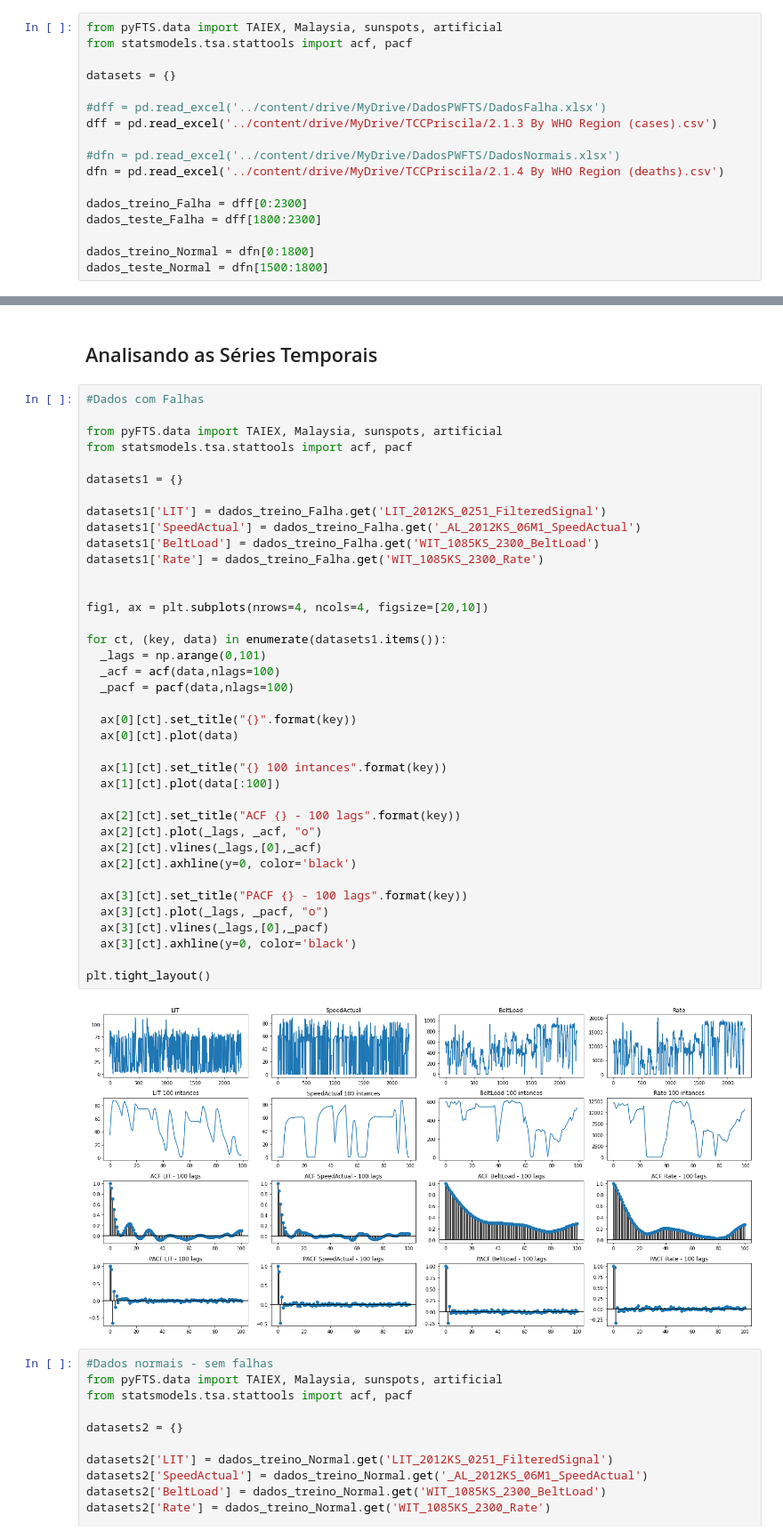
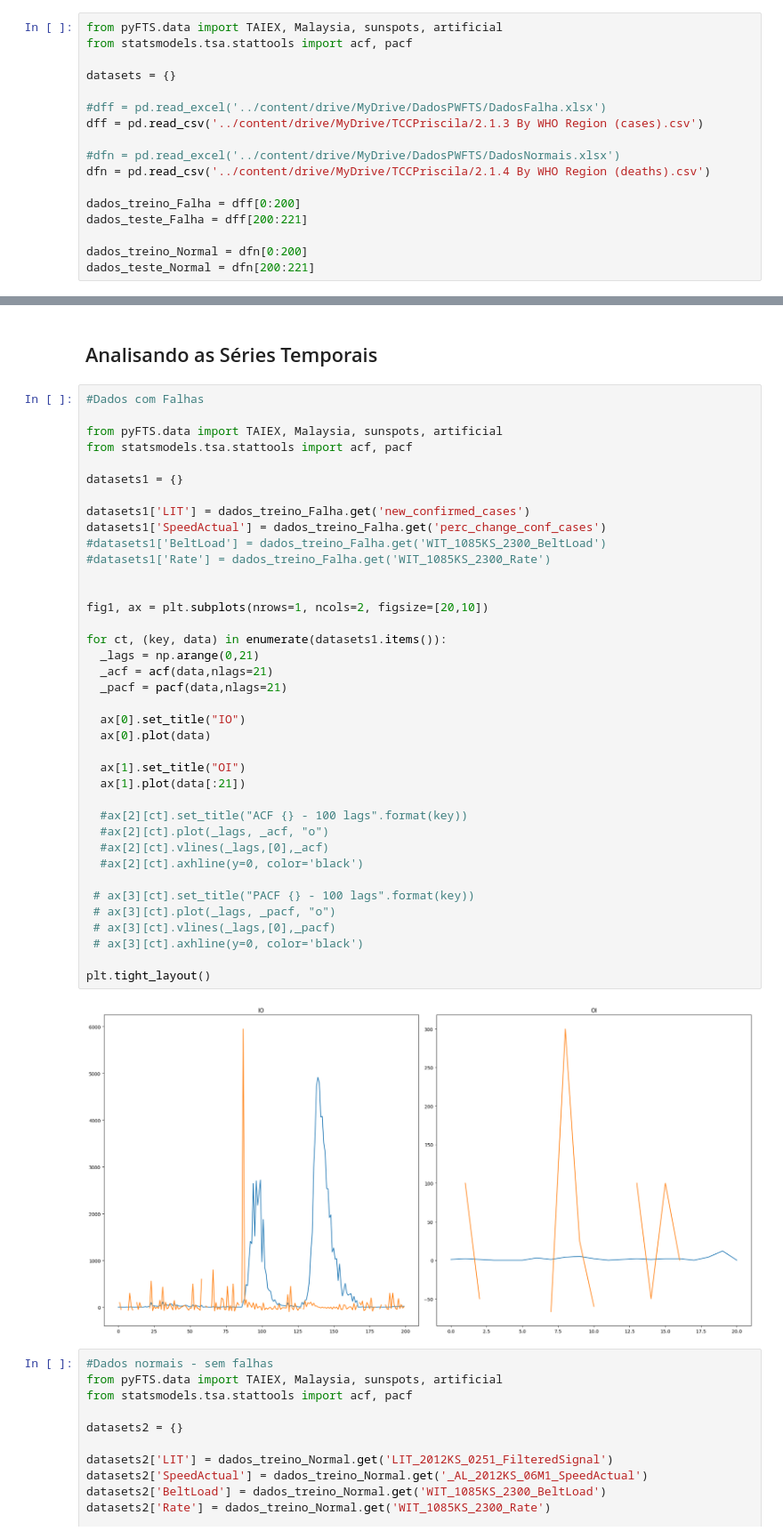
Before and after one commit to gabrielvinicios02/ML_TO_SOC, a Jupyter notebook: TesteREPGabriel.ipynb, the cells around one changed output, grey strips where cells are left out. Shown at 89% size. Cells and saved outputs as stored; diff of their text form.

```diff
--- a/TesteREPGabriel.ipynb
+++ b/TesteREPGabriel.ipynb
@@ -50,16 +50,16 @@ from statsmodels.tsa.stattools import acf, pacf
 datasets = {}
 
 #dff = pd.read_excel('../content/drive/MyDrive/DadosPWFTS/DadosFalha.xlsx')
-dff = pd.read_excel('../content/drive/MyDrive/TCCPriscila/2.1.3 By WHO Region (cases).csv')
+dff = pd.read_csv('../content/drive/MyDrive/TCCPriscila/2.1.3 By WHO Region (cases).csv')
 
 #dfn = pd.read_excel('../content/drive/MyDrive/DadosPWFTS/DadosNormais.xlsx')
-dfn = pd.read_excel('../content/drive/MyDrive/TCCPriscila/2.1.4 By WHO Region (deaths).csv')
+dfn = pd.read_csv('../content/drive/MyDrive/TCCPriscila/2.1.4 By WHO Region (deaths).csv')
 
-dados_treino_Falha = dff[0:2300]
-dados_teste_Falha = dff[1800:2300]
+dados_treino_Falha = dff[0:200]
+dados_teste_Falha = dff[200:221]
 
-dados_treino_Normal = dfn[0:1800]
-dados_teste_Normal = dfn[1500:1800]
+dados_treino_Normal = dfn[0:200]
+dados_teste_Normal = dfn[200:221]
 # %%
 print(dados_treino_Falha)#print para validar os dados lidos
 # %% [output]
@@ -145,43 +131,43 @@ print(dados_teste_Normal)
 # %%
 #Dados com Falhas
 
 from pyFTS.data import TAIEX, Malaysia, sunspots, artificial
 from statsmodels.tsa.stattools import acf, pacf
 
 datasets1 = {}
 
-datasets1['LIT'] = dados_treino_Falha.get('LIT_2012KS_0251_FilteredSignal')
-datasets1['SpeedActual'] = dados_treino_Falha.get('_AL_2012KS_06M1_SpeedActual')
-datasets1['BeltLoad'] = dados_treino_Falha.get('WIT_1085KS_2300_BeltLoad')
-datasets1['Rate'] = dados_treino_Falha.get('WIT_1085KS_2300_Rate')
+datasets1['LIT'] = dados_treino_Falha.get('new_confirmed_cases')
+datasets1['SpeedActual'] = dados_treino_Falha.get('perc_change_conf_cases')
+#datasets1['BeltLoad'] = dados_treino_Falha.get('WIT_1085KS_2300_BeltLoad')
+#datasets1['Rate'] = dados_treino_Falha.get('WIT_1085KS_2300_Rate')
 
 
-fig1, ax = plt.subplots(nrows=4, ncols=4, figsize=[20,10])
+fig1, ax = plt.subplots(nrows=1, ncols=2, figsize=[20,10])
 
 for ct, (key, data) in enumerate(datasets1.items()):
-  _lags = np.arange(0,101)
-  _acf = acf(data,nlags=100)
-  _pacf = pacf(data,nlags=100)
+  _lags = np.arange(0,21)
+  _acf = acf(data,nlags=21)
+  _pacf = pacf(data,nlags=21)
 
-  ax[0][ct].set_title("{}".format(key))
-  ax[0][ct].plot(data)
+  ax[0].set_title("IO")
+  ax[0].plot(data)
 
-  ax[1][ct].set_title("{} 100 intances".format(key))
-  ax[1][ct].plot(data[:100])
+  ax[1].set_title("OI")
+  ax[1].plot(data[:21])
 
-  ax[2][ct].set_title("ACF {} - 100 lags".format(key))
-  ax[2][ct].plot(_lags, _acf, "o")
-  ax[2][ct].vlines(_lags,[0],_acf)
-  ax[2][ct].axhline(y=0, color='black')
+  #ax[2][ct].set_title("ACF {} - 100 lags".format(key))
+  #ax[2][ct].plot(_lags, _acf, "o")
+  #ax[2][ct].vlines(_lags,[0],_acf)
+  #ax[2][ct].axhline(y=0, color='black')
 
-  ax[3][ct].set_title("PACF {} - 100 lags".format(key))
-  ax[3][ct].plot(_lags, _pacf, "o")
-  ax[3][ct].vlines(_lags,[0],_pacf)
-  ax[3][ct].axhline(y=0, color='black')
+ # ax[3][ct].set_title("PACF {} - 100 lags".format(key))
+ # ax[3][ct].plot(_lags, _pacf, "o")
+ # ax[3][ct].vlines(_lags,[0],_pacf)
+ # ax[3][ct].axhline(y=0, color='black')
 
 plt.tight_layout()
 # %% [output]
-[figure, old version]
+[figure, new version]
 # %%
 #Dados normais - sem falhas
 from pyFTS.data import TAIEX, Malaysia, sunspots, artificial
```
Also changed, not shown: parts of 5 cells of this notebook.
